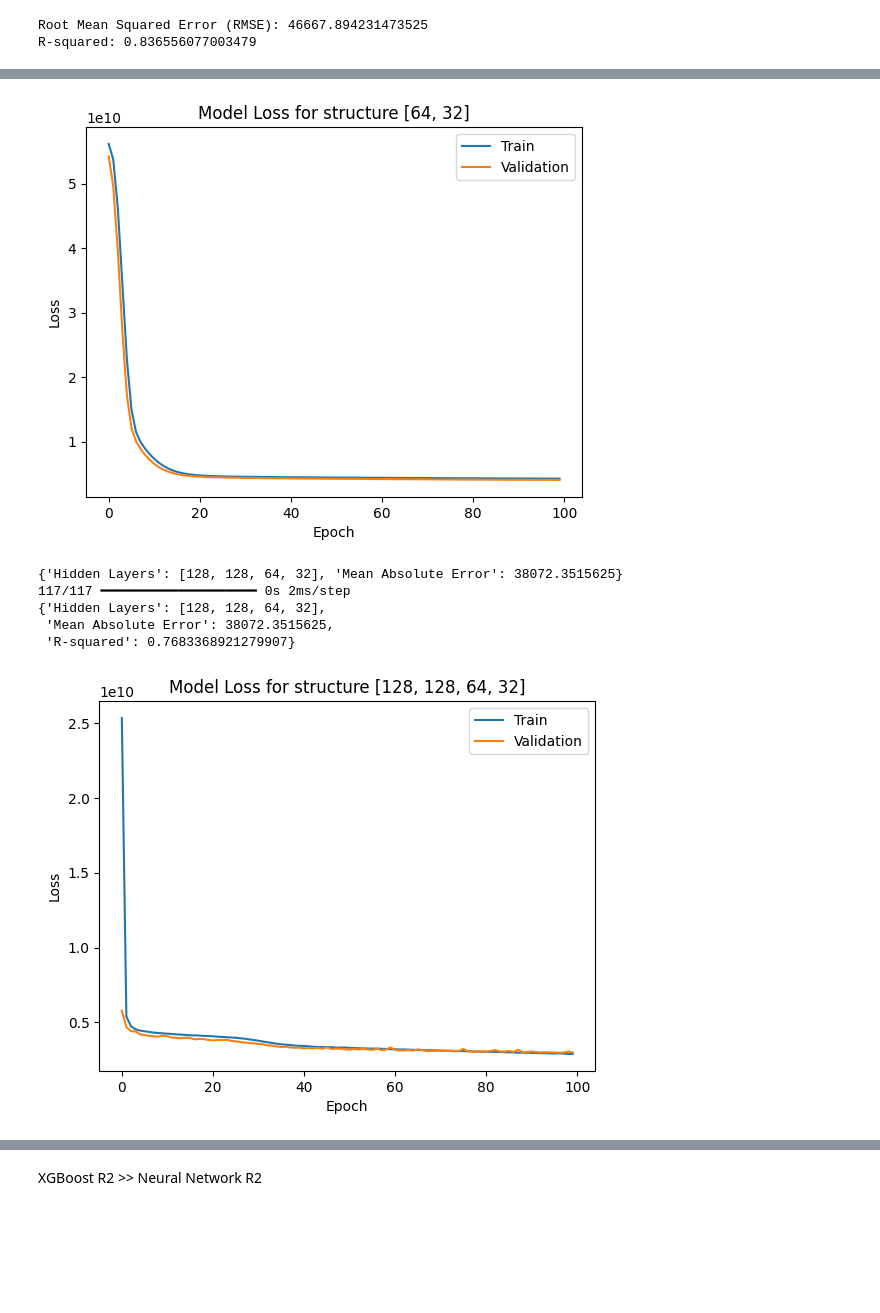
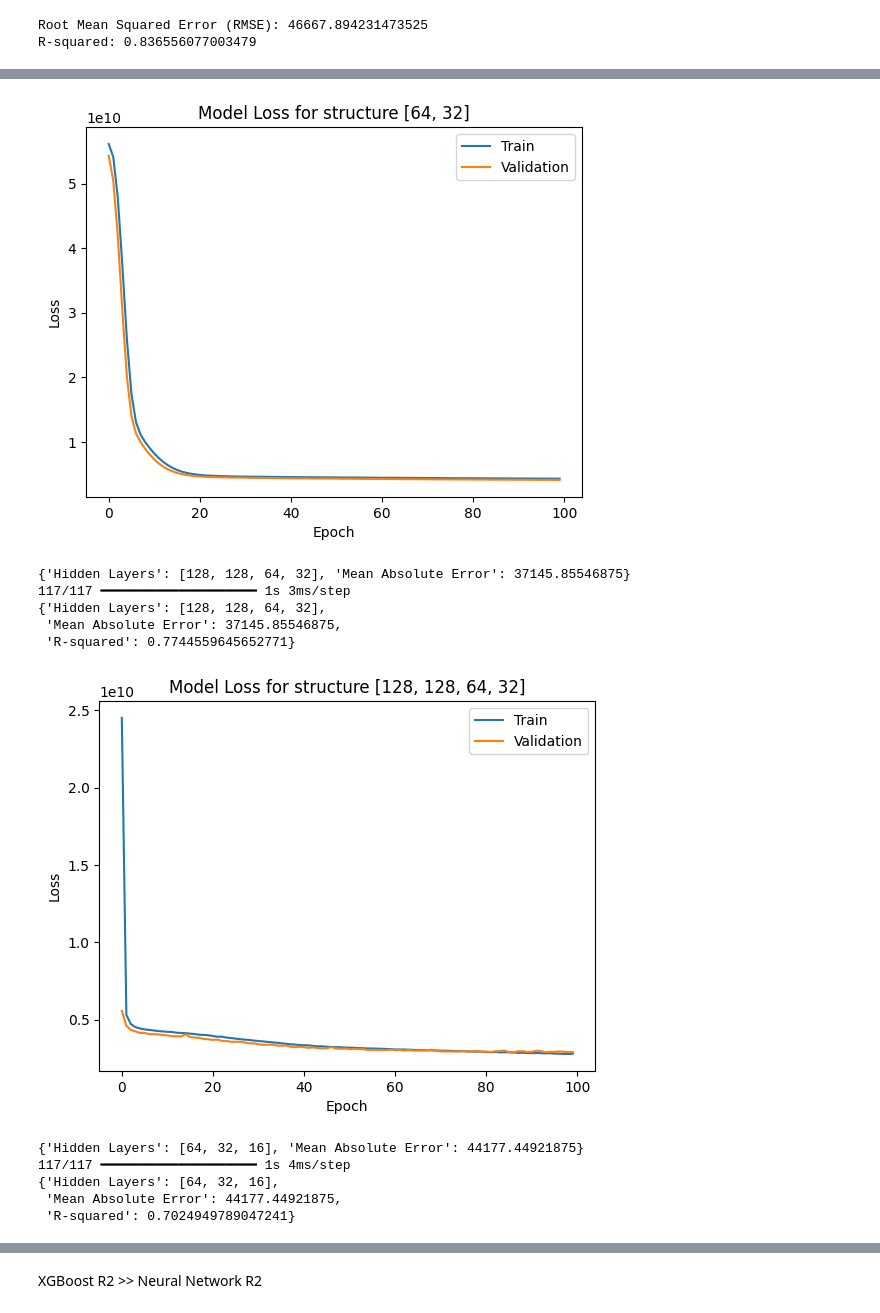
Before and after one commit to shikharkohli/iitdDSML-housing, a Jupyter notebook: housing_prices EDA only.ipynb, the cells around one changed output, grey strips where cells are left out. Drawn from its saved outputs; the diff is of its cells as text; code cells hidden in the pictures; blank space fills up the shorter version.

```diff
--- a/housing_prices EDA only.ipynb
+++ b/housing_prices EDA only.ipynb
@@ -443,7 +443,8 @@ X_test[numerical_cols] = scaler.transform(X_test[numerical_cols])
 hidden_layer_structures = [
     [128, 64, 32],
     [64, 32],
-    [128, 128, 64, 32]
+    [128, 128, 64, 32],
+    [64,32,16]
 ]
 
 # Neural network parameters
@@ -516,7 +517,12 @@ for hidden_layers in hidden_layer_structures:
-[figure, old version]
+[figure, new version]
-{'Hidden Layers': [128, 128, 64, 32], 'Mean Absolute Error': 38072.3515625}
-117/117 ━━━━━━━━━━━━━━━━━━━━ 0s 2ms/step
+{'Hidden Layers': [128, 128, 64, 32], 'Mean Absolute Error': 37145.85546875}
+117/117 ━━━━━━━━━━━━━━━━━━━━ 1s 3ms/step
 {'Hidden Layers': [128, 128, 64, 32],
- 'Mean Absolute Error': 38072.3515625,
- 'R-squared': 0.7683368921279907}
+ 'Mean Absolute Error': 37145.85546875,
+ 'R-squared': 0.7744559645652771}
-[figure, old version]
+[figure, new version]
+{'Hidden Layers': [64, 32, 16], 'Mean Absolute Error': 44177.44921875}
+117/117 ━━━━━━━━━━━━━━━━━━━━ 1s 4ms/step
+{'Hidden Layers': [64, 32, 16],
+ 'Mean Absolute Error': 44177.44921875,
+ 'R-squared': 0.7024949789047241}
```
Also changed, not shown: parts of 5 cells of this notebook.
